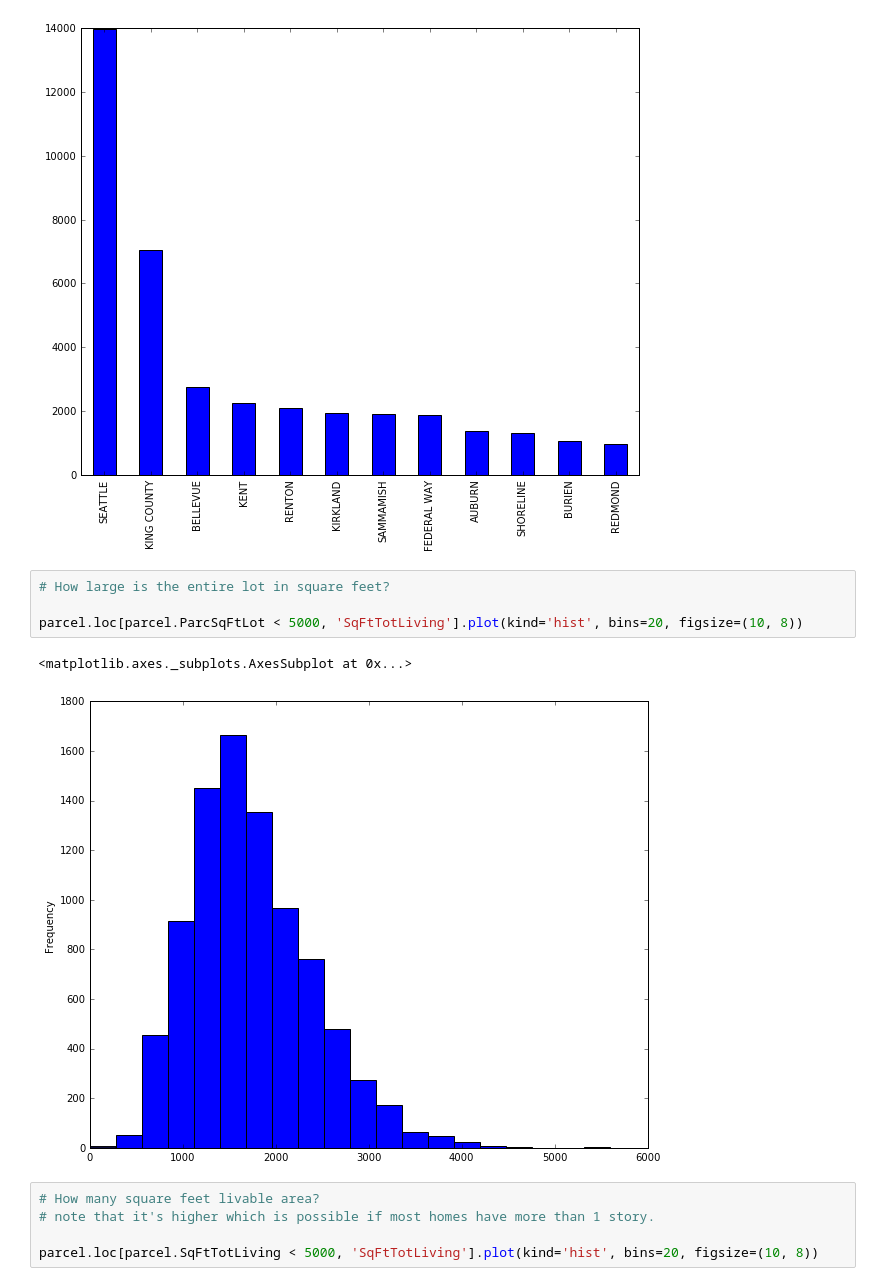
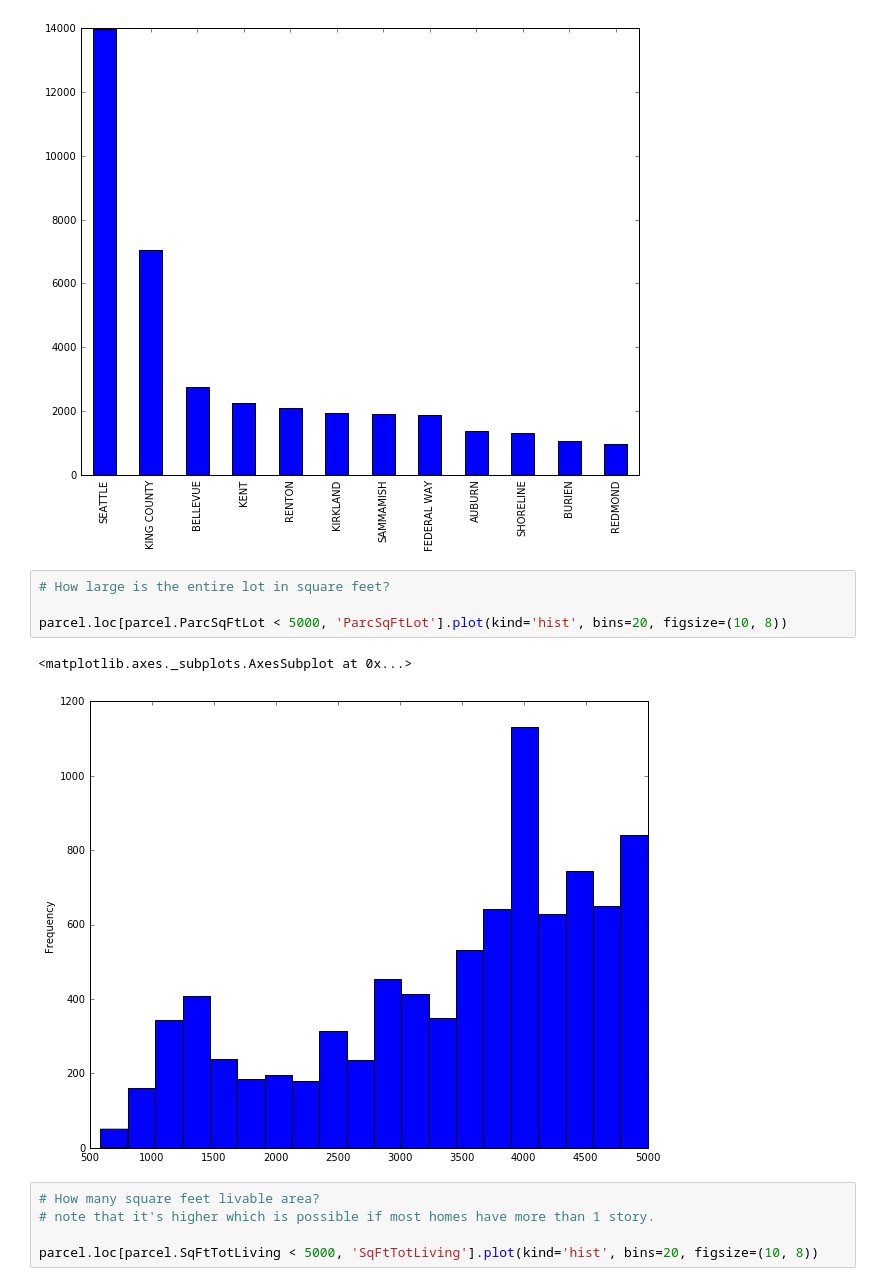
Before and after one commit to gavin-peterkin/king_county_property, a Jupyter notebook: notebooks/exploratory_analysis.ipynb, the cells around one changed output. Cells and saved outputs as stored; diff of their text form.

```diff
--- a/notebooks/exploratory_analysis.ipynb
+++ b/notebooks/exploratory_analysis.ipynb
@@ -117,10 +117,10 @@ parcel.DistrictName.value_counts().head(12).plot(kind='bar', figsize=(10,8))
 # %%
 # How large is the entire lot in square feet?
 
-parcel.loc[parcel.ParcSqFtLot < 5000, 'SqFtTotLiving'].plot(kind='hist', bins=20, figsize=(10, 8))
+parcel.loc[parcel.ParcSqFtLot < 5000, 'ParcSqFtLot'].plot(kind='hist', bins=20, figsize=(10, 8))
 # %% [output]
 <matplotlib.axes._subplots.AxesSubplot at 0x...>
-[figure, old version]
+[figure, new version]
 # %%
 # How many square feet livable area?
 # note that it's higher which is possible if most homes have more than 1 story.
```
Also changed, not shown: parts of 1 cell of this notebook, 1 other file.
